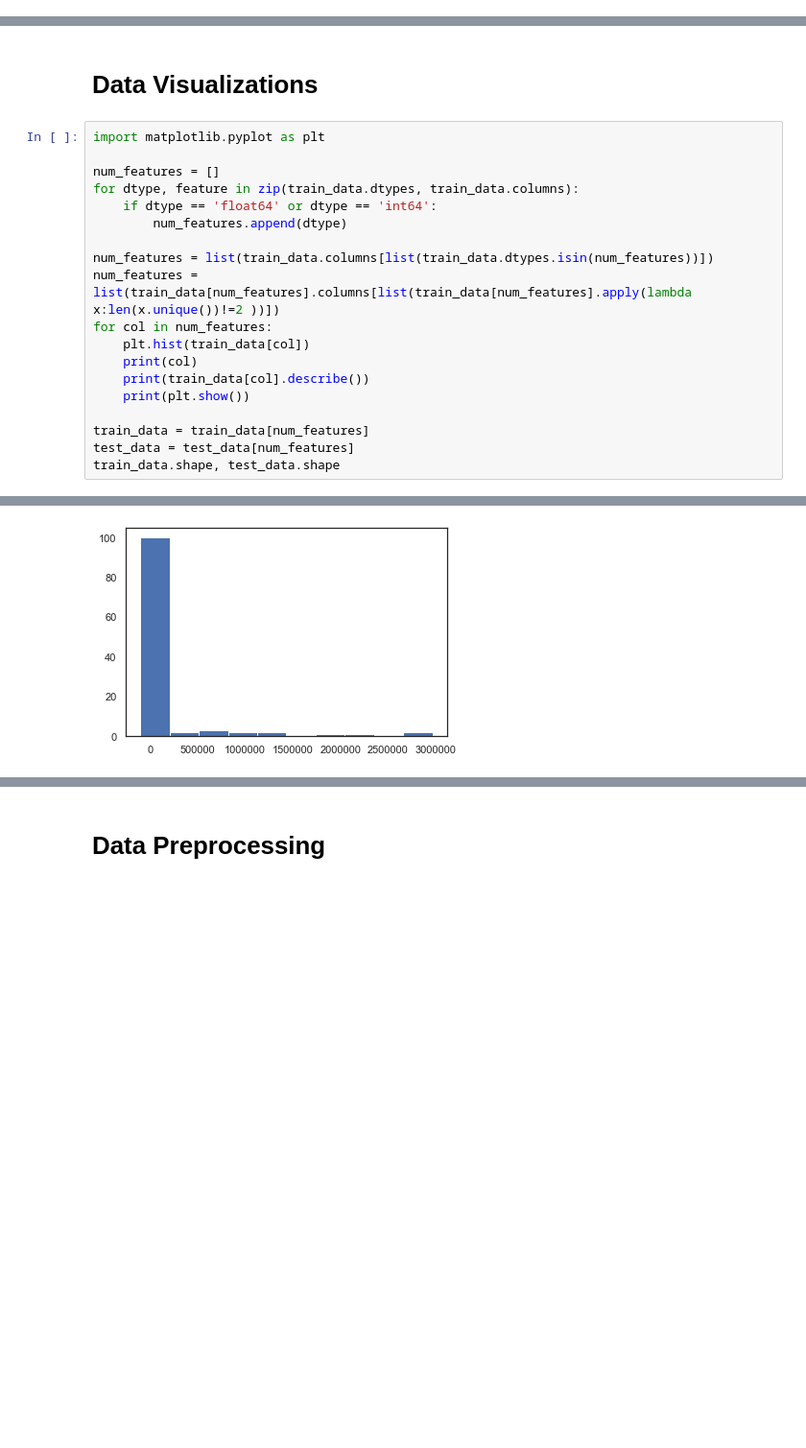
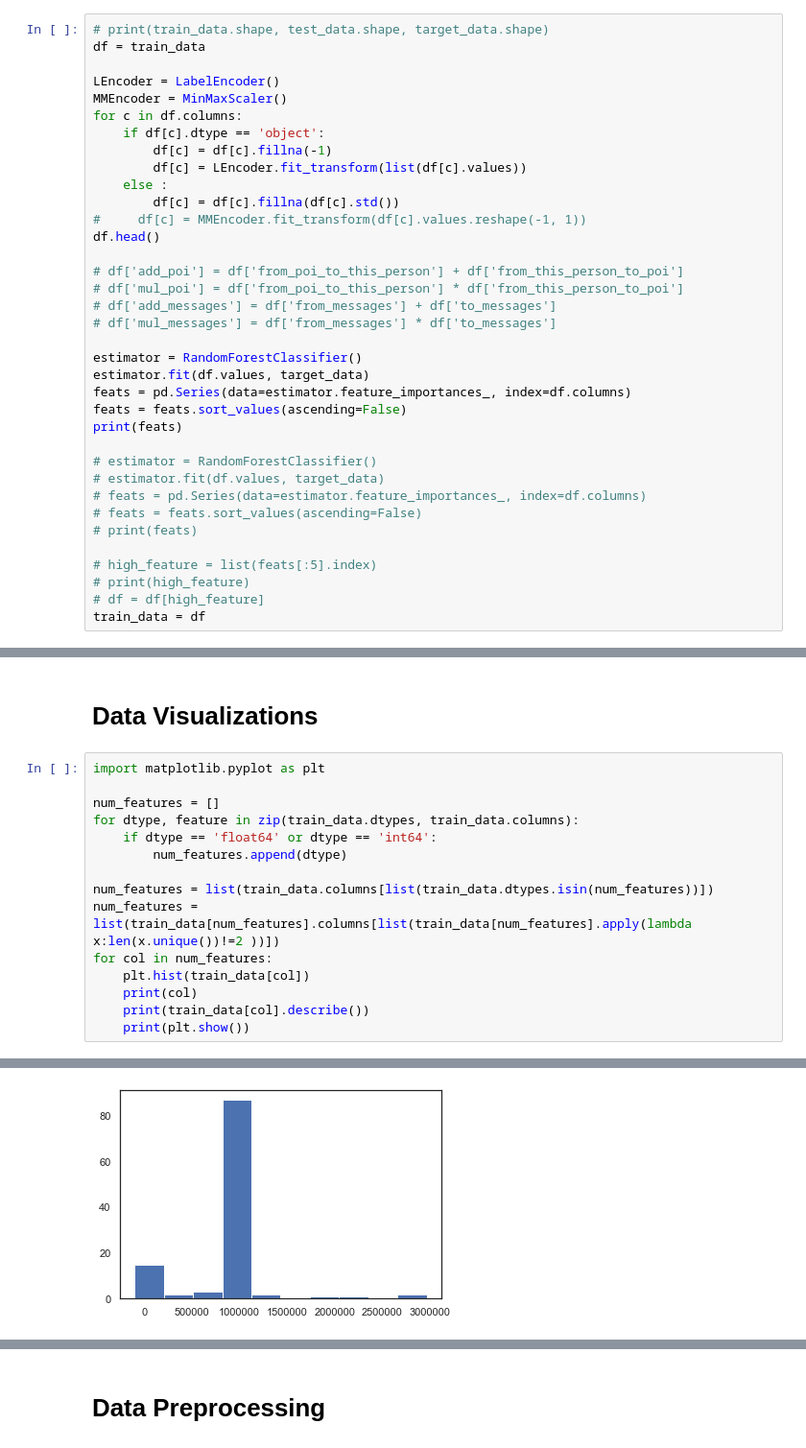
Before and after one commit to ted10401/3rd-ML100Days, a Jupyter notebook: homework/Day_051_HW.ipynb, the cells around one changed output, grey strips where cells are left out. Shown at 96% size. Drawn from its saved outputs; the diff is of its cells as text; blank space fills up the shorter version.

```diff
--- a/homework/Day_051_HW.ipynb
+++ b/homework/Day_051_HW.ipynb
@@ -28,0 +41,36 @@ train_data.shape, test_data.shape, target_data.shape
+# %%
+# print(train_data.shape, test_data.shape, target_data.shape)
+df = train_data
+
+LEncoder = LabelEncoder()
+MMEncoder = MinMaxScaler()
+for c in df.columns:
+    if df[c].dtype == 'object':
+        df[c] = df[c].fillna(-1)
+        df[c] = LEncoder.fit_transform(list(df[c].values))
+    else :
+        df[c] = df[c].fillna(df[c].std())
+#     df[c] = MMEncoder.fit_transform(df[c].values.reshape(-1, 1))
+df.head()
+
+# df['add_poi'] = df['from_poi_to_this_person'] + df['from_this_person_to_poi']
+# df['mul_poi'] = df['from_poi_to_this_person'] * df['from_this_person_to_poi']
+# df['add_messages'] = df['from_messages'] + df['to_messages']
+# df['mul_messages'] = df['from_messages'] * df['to_messages']
+
+estimator = RandomForestClassifier()
+estimator.fit(df.values, target_data)
+feats = pd.Series(data=estimator.feature_importances_, index=df.columns)
+feats = feats.sort_values(ascending=False)
+print(feats)
+
+# estimator = RandomForestClassifier()
+# estimator.fit(df.values, target_data)
+# feats = pd.Series(data=estimator.feature_importances_, index=df.columns)
+# feats = feats.sort_values(ascending=False)
+# print(feats)
+
+# high_feature = list(feats[:5].index)
+# print(high_feature)
+# df = df[high_feature]
+train_data = df
@@ -55,10 +124,6 @@ for col in num_features:
     print(col)
     print(train_data[col].describe())
     print(plt.show())
-
-train_data = train_data[num_features]
-test_data = test_data[num_features]
-train_data.shape, test_data.shape
 # %% [output]
 bonus
 count    1.130000e+02
@@ -83,6 +148,6 @@ min     -1.025000e+05
 max      2.964506e+06
 Name: deferral_payments, dtype: float64
-[figure, old version]
+[figure, new version]
 None
 deferred_income
 count    1.130000e+02
```
Also changed, not shown: parts of 36 cells of this notebook.
